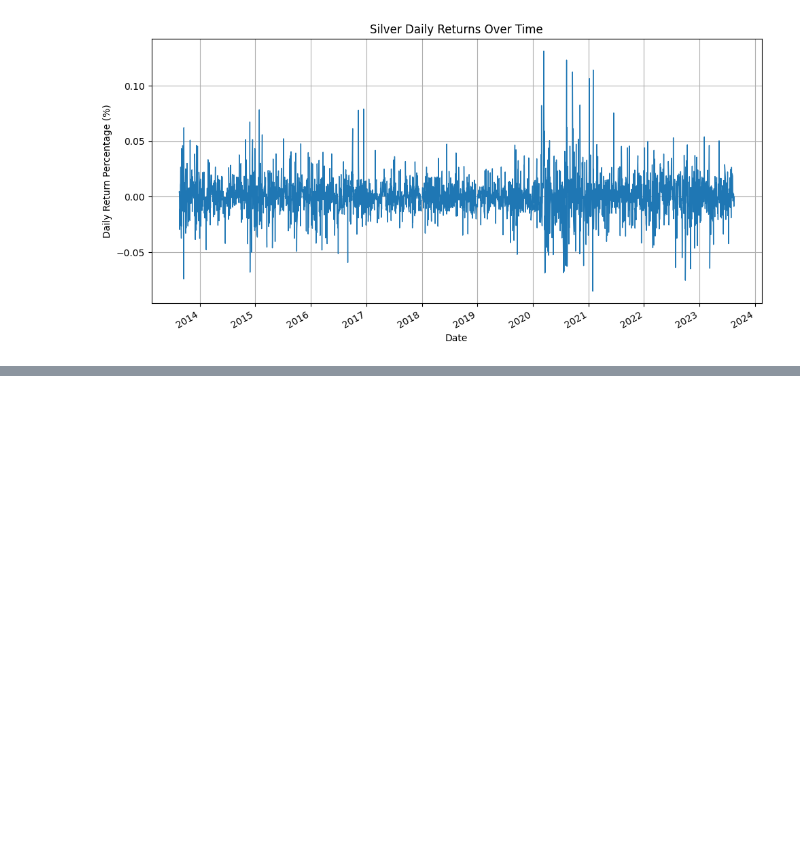
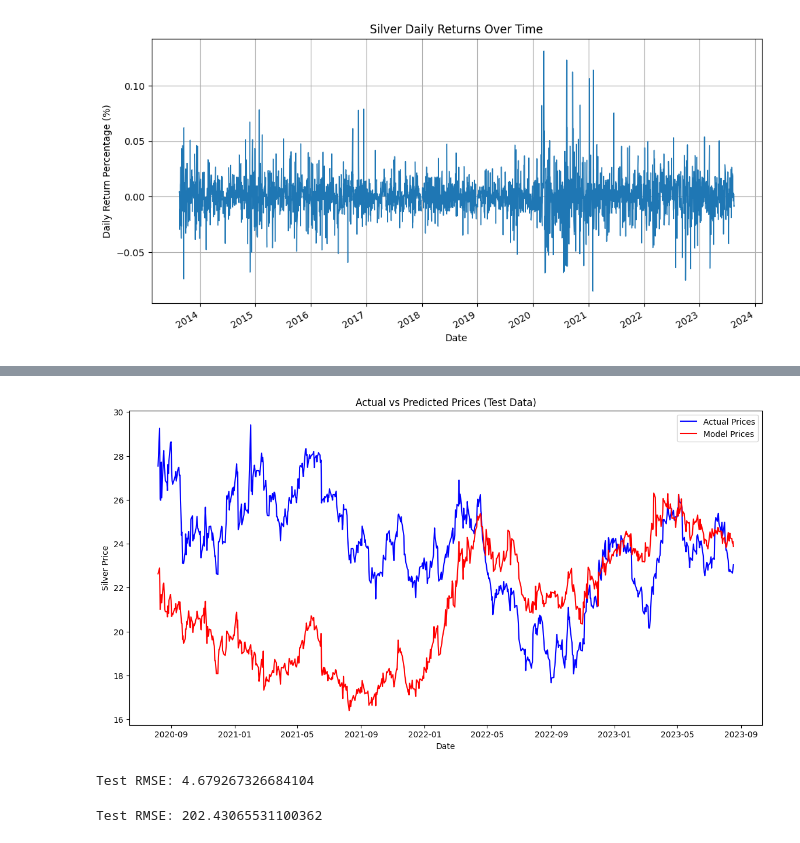
Before and after one commit to syedmehran/gold-prediction, a Jupyter notebook: silver.ipynb, the cells around one changed output, grey strips where cells are left out. Drawn from its saved outputs; the diff is of its cells as text; code cells hidden in the pictures; blank space fills up the shorter version.

```diff
--- a/silver.ipynb
+++ b/silver.ipynb
@@ -197,0 +424,41 @@ plt.tight_layout()
+# %%
+# Plotting the actual vs predicted prices
+
+plt.figure(figsize=(14, 7))
+plt.plot(y_silver_test.index, y_silver_test, label='Actual Prices', color='blue')
+plt.plot(y_silver_test.index, y_silver_pred, label='Model Prices', color='red')
+
+# Adding titles and labels
+plt.title(f'Actual vs Predicted Prices (Test Data)')
+plt.xlabel('Date')
+plt.ylabel('Silver Price')
+plt.legend()
+plt.show()
+print(f'Test RMSE: {silver_test_rmse}')
+# %% [output]
+[figure, added]
+Test RMSE: 4.679267326684104
+# %%
+# Split the data into training and testing sets
+X_gold_train = X_gold[:split_point]
+y_gold_train = y_gold[:split_point]
+X_gold_test = X_gold[split_point:]
+y_gold_test = y_gold[split_point:]
+
+# Add a constant to the training set for the intercept
+X_gold_train = sm.add_constant(X_gold_train)
+
+# Fit the OLS model on the training data
+gold_model = sm.OLS(y_gold_train, X_gold_train).fit()
+
+# Add a constant to the testing set for the intercept
+X_gold_test = sm.add_constant(X_gold_test)
+
+# Make predictions on the testing set
+y_gold_pred = gold_model.predict(X_gold_test)
+
+# Calculate the root mean squared error (RMSE) for the predictions
+gold_test_rmse = rmse(y_gold_test, y_gold_pred)
+print(f'Test RMSE: {gold_test_rmse}')
+# %% [output]
+Test RMSE: 202.43065531100362
```
Also changed, not shown: parts of 26 cells of this notebook.
